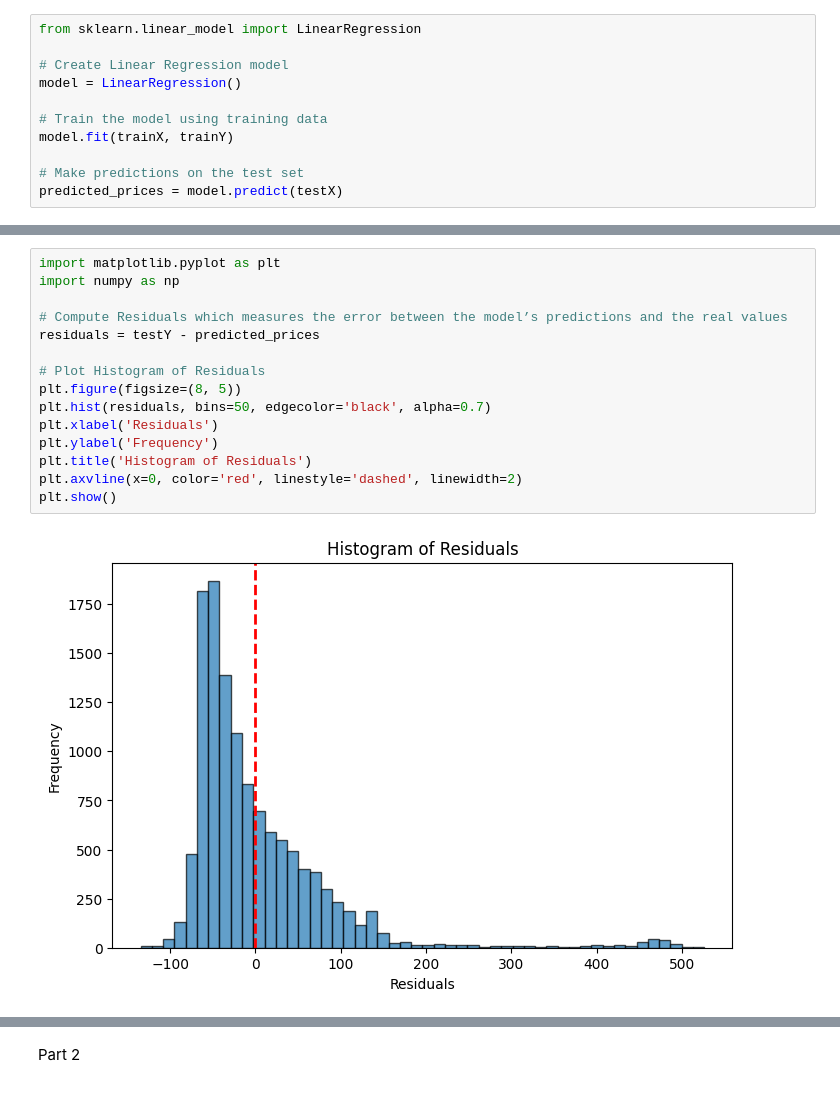
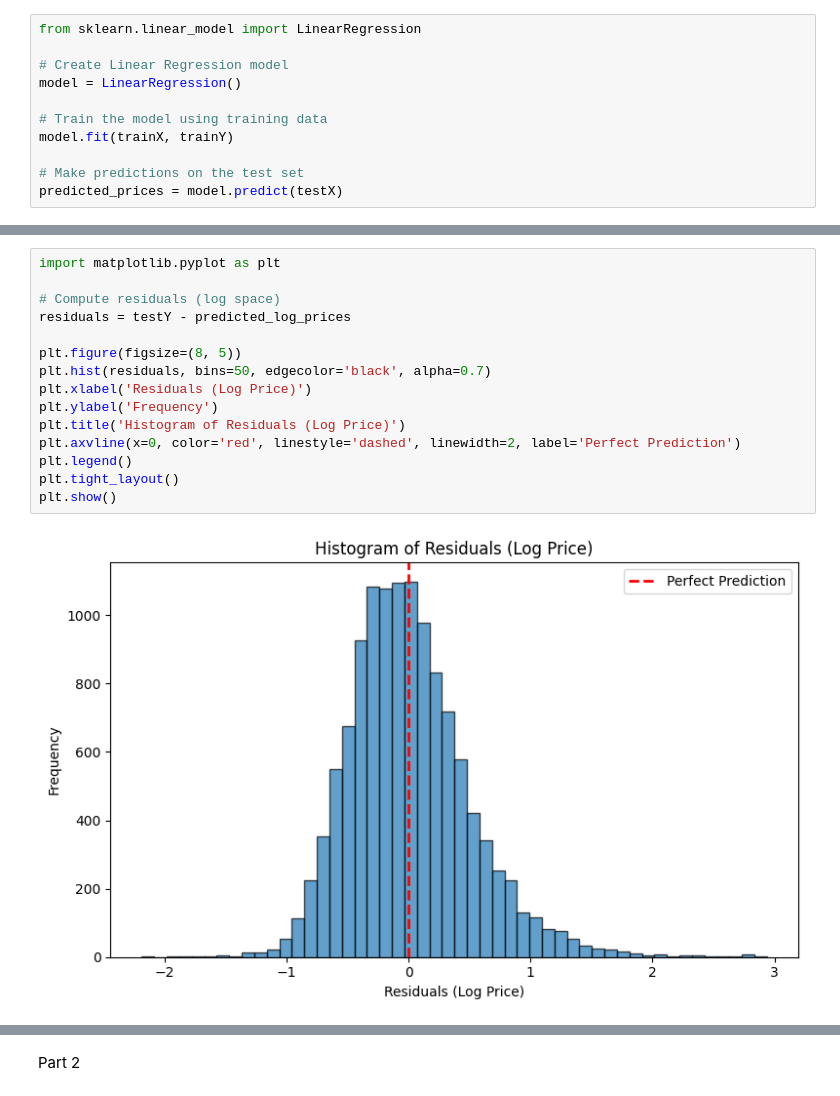
Before and after one commit to FP2003/AirBnB-Price-Prediction-System, a Jupyter notebook: fp100_jh851_final_solution.ipynb, the cells around one changed output, grey strips where cells are left out. Saved outputs shown, nothing was run; the diff lists cells and outputs as text.

```diff
--- a/fp100_jh851_final_solution.ipynb
+++ b/fp100_jh851_final_solution.ipynb
@@ -511,17 +568,17 @@ MAE: 56.6555 (30.07% of average price)
 # %%
 import matplotlib.pyplot as plt
-import numpy as np
 
-# Compute Residuals which measures the error between the model’s predictions and the real values
-residuals = testY - predicted_prices
+# Compute residuals (log space)
+residuals = testY - predicted_log_prices
 
-# Plot Histogram of Residuals
 plt.figure(figsize=(8, 5))
 plt.hist(residuals, bins=50, edgecolor='black', alpha=0.7)
-plt.xlabel('Residuals')
+plt.xlabel('Residuals (Log Price)')
 plt.ylabel('Frequency')
-plt.title('Histogram of Residuals')
-plt.axvline(x=0, color='red', linestyle='dashed', linewidth=2)
+plt.title('Histogram of Residuals (Log Price)')
+plt.axvline(x=0, color='red', linestyle='dashed', linewidth=2, label='Perfect Prediction')
+plt.legend()
+plt.tight_layout()
 plt.show()
 # %% [output]
-[figure, old version]
+[figure, new version]
```
Also changed, not shown: parts of 20 cells of this notebook.
